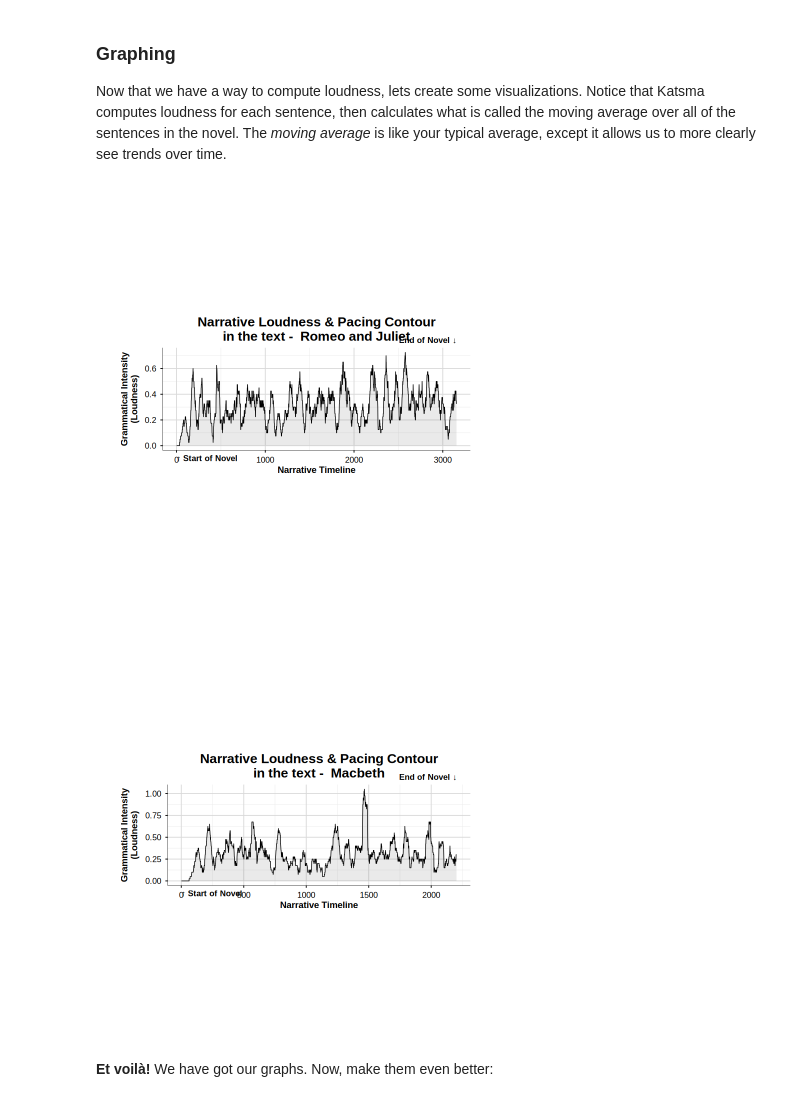
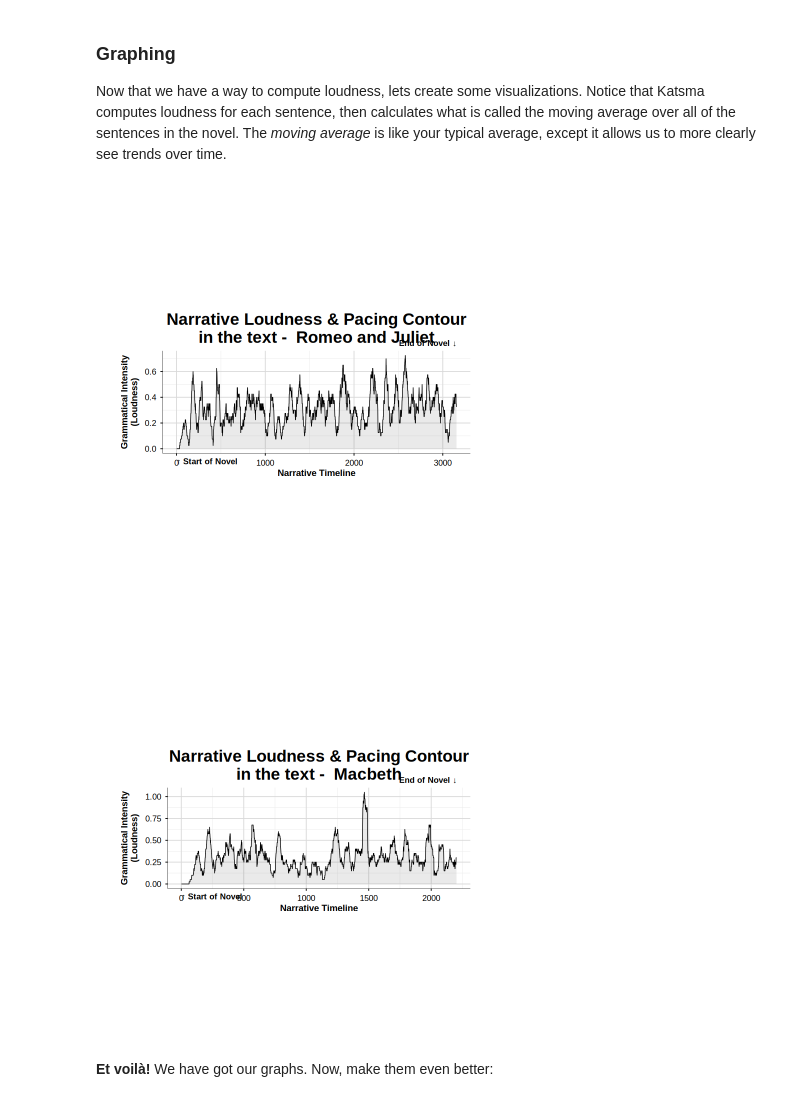
Before and after one commit to cho-dom/Unit0, a Jupyter notebook: ApResearchCT_ARTS (1).ipynb, the cells around one changed output. Saved outputs shown, nothing was run; the diff lists cells and outputs as text; code cells hidden in the pictures.

```diff
--- a/ApResearchCT_ARTS (1).ipynb
+++ b/ApResearchCT_ARTS (1).ipynb
@@ -347,36 +351,36 @@ plot_loudness <- function(text, label, window = 40) {
   ggplot2::ggplot(df, ggplot2::aes(x, y)) +
     ggplot2::geom_area(alpha = 0.1) +
     ggplot2::geom_line(linewidth = 0.4) +
     ggplot2::annotate("text", x = min(df$x), y = -Inf,
              label = "\u2191 Start of Novel",
              hjust = 0, vjust = 1.8, size = 3.5, fontface = "bold") +
     ggplot2::annotate("text", x = max(df$x), y = Inf,
              label = "End of Novel \u2193",
              hjust = 1, vjust = -0.8, size = 3.5, fontface = "bold") +
     ggplot2::coord_cartesian(clip = "off") +
     ggplot2::labs(
       title = paste0("Narrative Loudness & Pacing Contour\nin the text -  ", label),
       x = "Narrative Timeline",
       y = "Grammatical Intensity\n(Loudness)"
     ) +
     ggplot2::theme_minimal(base_size = 11) +
     ggplot2::theme(
       aspect.ratio = 1 / 3,
-      plot.title = ggplot2::element_text(size = 16, face = "bold", hjust = 0.5),
+      plot.title = ggplot2::element_text(size = 20, face = "bold", hjust = 0.5),
       axis.title = ggplot2::element_text(face = "bold"),
       axis.line = ggplot2::element_line(colour = "black", linewidth = 0.2),
       axis.ticks = ggplot2::element_line(colour = "black"),
       axis.text = ggplot2::element_text(colour = "black", size = 10),
       panel.grid.major = ggplot2::element_line(colour = "grey85"),
       plot.background = ggplot2::element_rect(fill = "white", colour = NA),
-      plot.margin = ggplot2::margin(30, 55, 30, 30)
+      plot.margin = ggplot2::margin(30, 55, 31, 30)
     )
 }
 
 plot_loudness(text1, "Romeo and Juliet")
 plot_loudness(text2, "Macbeth")
 # %% [output]
-[figure, old version]
+[figure, new version]
-[figure, old version]
+[figure, new version]
 # %% [markdown]
 
```
Also changed, not shown: parts of 8 cells of this notebook.
